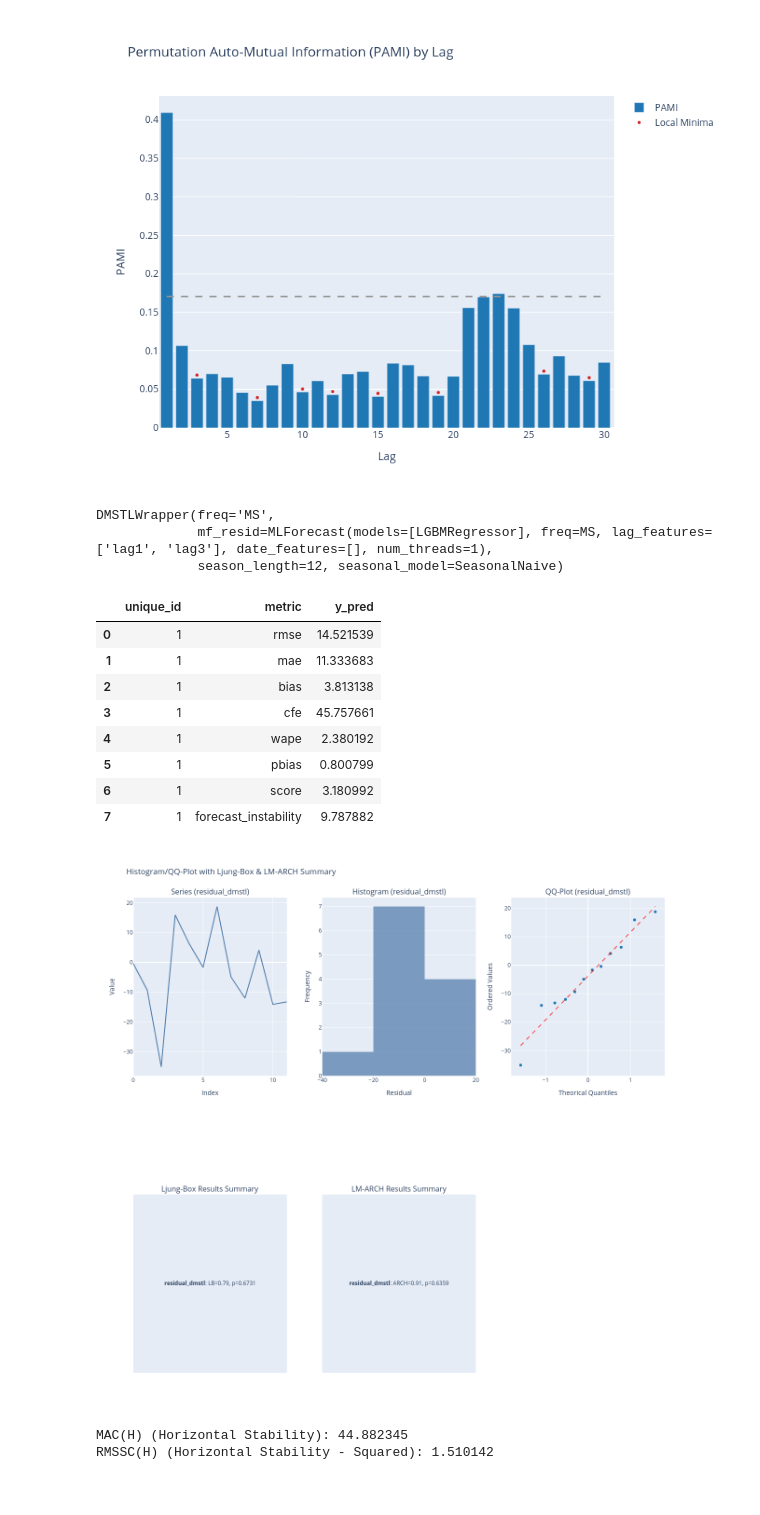
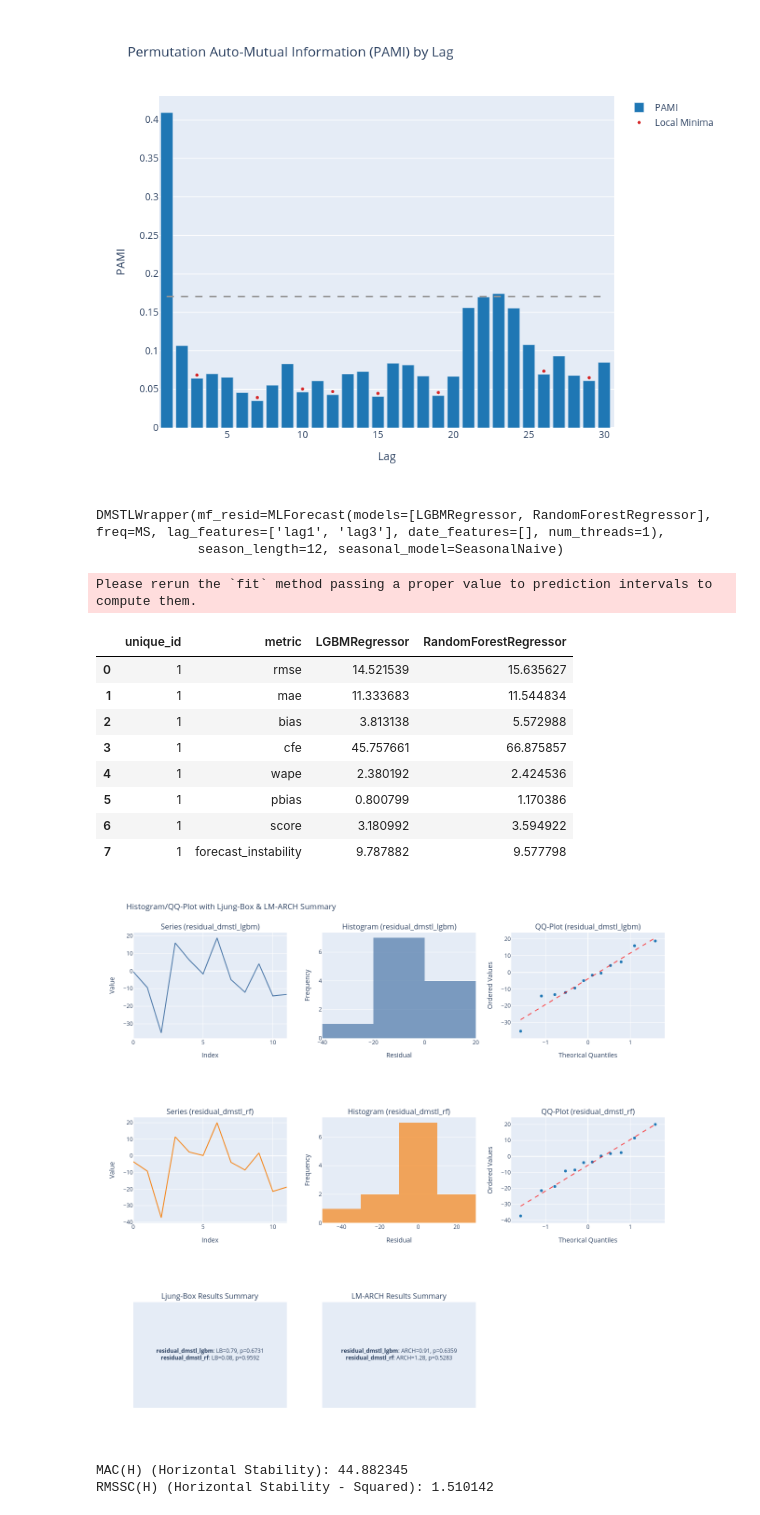
Before and after one commit to heylucasleao/tinyshift, a Jupyter notebook: tinyshift/examples/decomp_mstl_ml.ipynb, the cells around one changed output. Cells and saved outputs as stored; diff of their text form; code cells hidden in the pictures.

```diff
--- a/tinyshift/examples/decomp_mstl_ml.ipynb
+++ b/tinyshift/examples/decomp_mstl_ml.ipynb
@@ -160,7 +161,7 @@ def compute_lgbm_params(N: int):
         "random_state": random_state
     }
 config = compute_lgbm_params(len(train))
-models = [LGBMRegressor(**config, verbosity=-1)]
+models = [LGBMRegressor(**config, verbosity=-1), RandomForestRegressor(n_estimators=100, random_state=42)]
 # %% [markdown]
 ## MSTL + ML
 # %%
@@ -212,40 +213,41 @@ mf = MLForecast(
 dmstl = DMSTLWrapper(
     seasonal_model=seasonal,
     mf_resid=mf,
-    freq="MS",
     season_length=12
 )
 # %%
 dmstl.fit(train[["unique_id", "ds", "y"]], target_col="y")
 # %% [output]
-DMSTLWrapper(freq='MS',
-             mf_resid=MLForecast(models=[LGBMRegressor], freq=MS, lag_features=['lag1', 'lag3'], date_features=[], num_threads=1),
+DMSTLWrapper(mf_resid=MLForecast(models=[LGBMRegressor, RandomForestRegressor], freq=MS, lag_features=['lag1', 'lag3'], date_features=[], num_threads=1),
              season_length=12, seasonal_model=SeasonalNaive)
 # %%
-result = dmstl.predict(h=12).rename(columns={"LGBMRegressor": "y_pred"})
+result = dmstl.predict(h=12, level=0.95)
 result["y"] = test["y"].values
+# %% [output]
+Please rerun the `fit` method passing a proper value to prediction intervals to compute them.
 # %%
 evaluate(result,
          metrics=metrics,
-         models=["y_pred"],
+         models=["LGBMRegressor", "RandomForestRegressor"],
          id_col="unique_id",
          time_col="ds",
          target_col="y")
 # %% [output]
-|  | unique_id | metric | y_pred |
-| 0 | 1 | rmse | 14.521539 |
-| 1 | 1 | mae | 11.333683 |
-| 2 | 1 | bias | 3.813138 |
-| 3 | 1 | cfe | 45.757661 |
-| 4 | 1 | wape | 2.380192 |
-| 5 | 1 | pbias | 0.800799 |
-| 6 | 1 | score | 3.180992 |
-| 7 | 1 | forecast_instability | 9.787882 |
+|  | unique_id | metric | LGBMRegressor | RandomForestRegressor |
+| 0 | 1 | rmse | 14.521539 | 15.635627 |
+| 1 | 1 | mae | 11.333683 | 11.544834 |
+| 2 | 1 | bias | 3.813138 | 5.572988 |
+| 3 | 1 | cfe | 45.757661 | 66.875857 |
+| 4 | 1 | wape | 2.380192 | 2.424536 |
+| 5 | 1 | pbias | 0.800799 | 1.170386 |
+| 6 | 1 | score | 3.180992 | 3.594922 |
+| 7 | 1 | forecast_instability | 9.787882 | 9.577798 |
 # %%
-result["residual_dmstl"] = result["y"].values - result["y_pred"].values
+result["residual_dmstl_lgbm"] = result["y"].values - result["LGBMRegressor"].values
+result["residual_dmstl_rf"] = result["y"].values - result["RandomForestRegressor"].values
 # %%
-residual_analysis(result["residual_dmstl"], nlags=30, fig_type="png")
+residual_analysis(result[["residual_dmstl_lgbm", "residual_dmstl_rf"]], nlags=30, fig_type="png")
 # %% [output]
-[figure, old version]
+[figure, new version]
 # %%
 seasonality_val = 12
```
Also changed, not shown: parts of 9 cells of this notebook, 1 other file.
